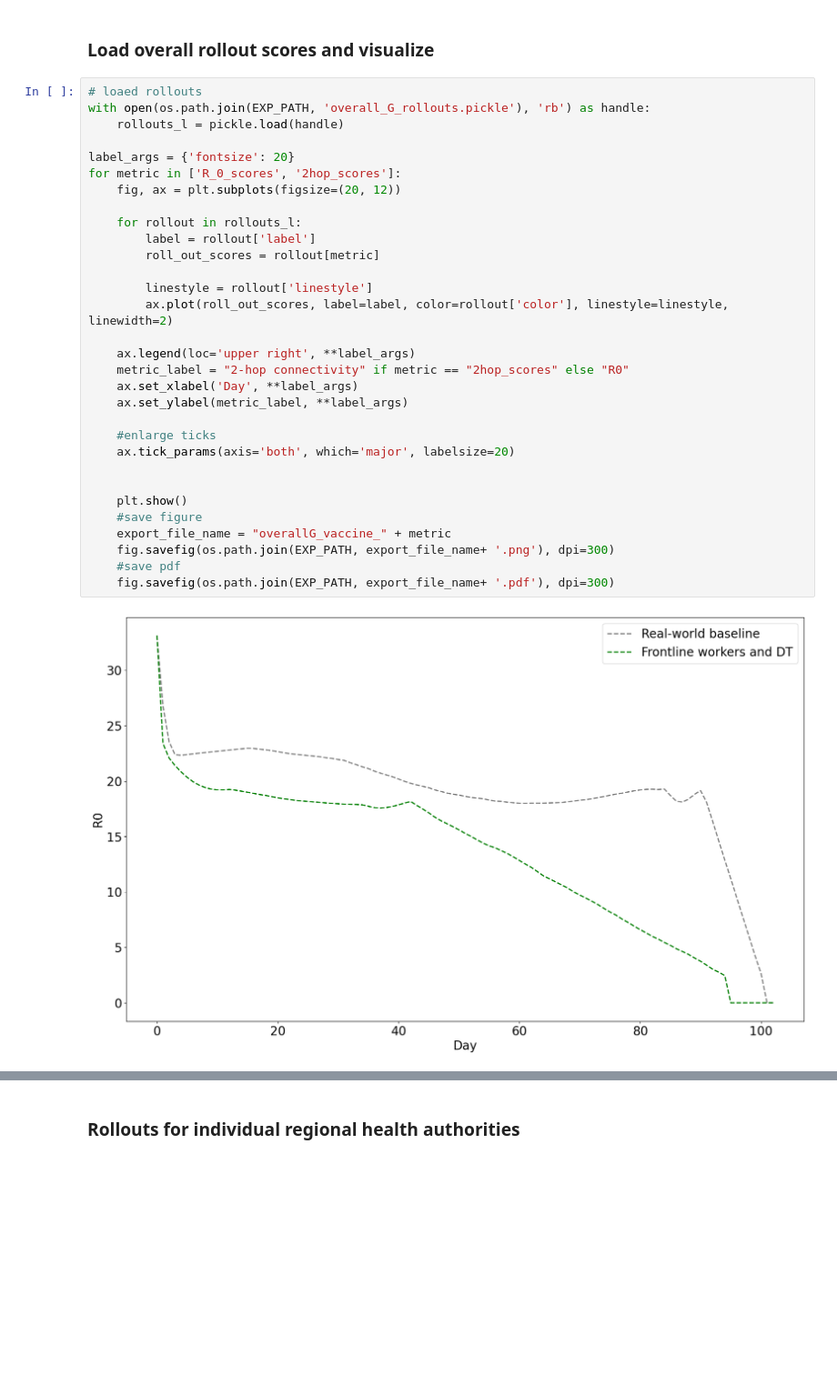
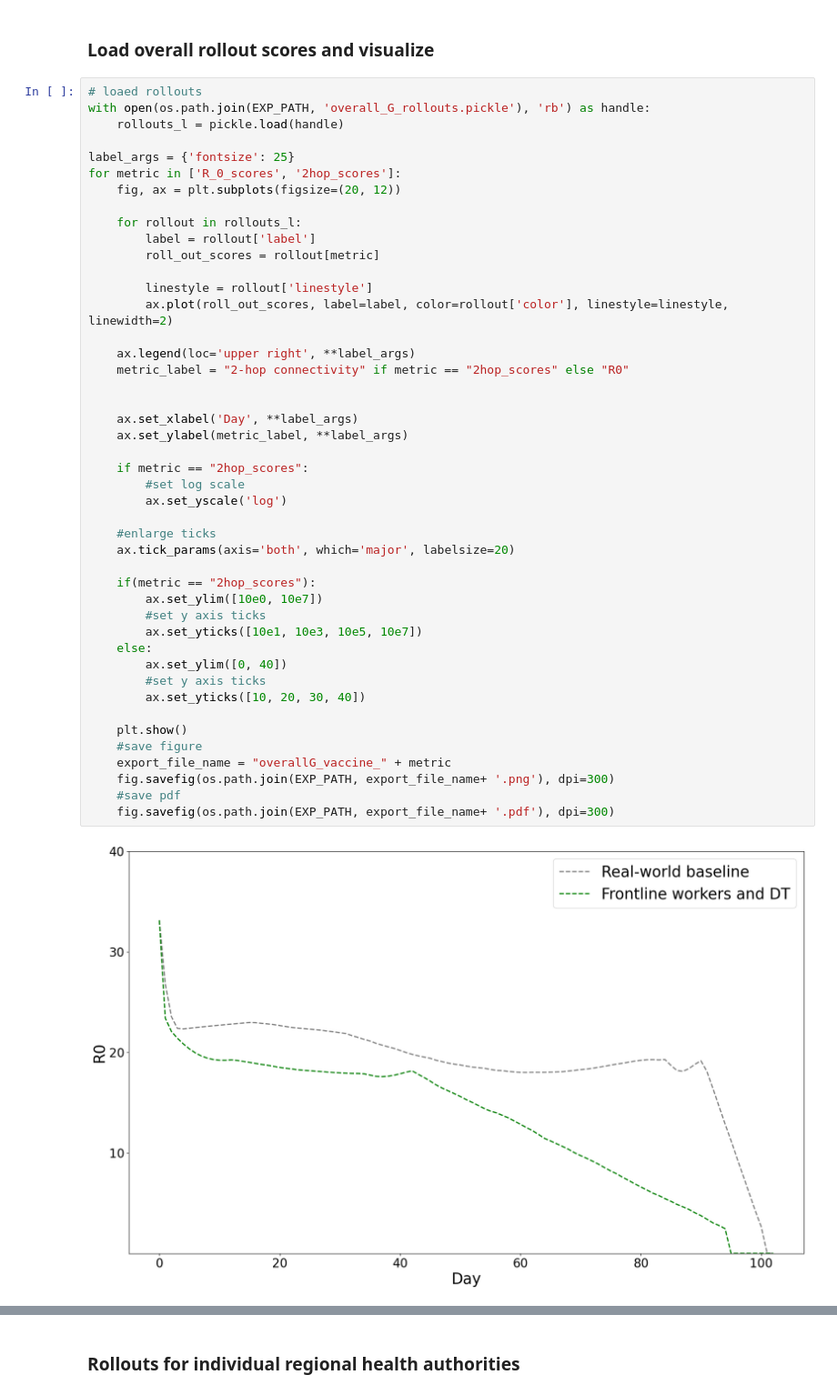
Before and after one commit to faraz2023/optimal-design-of-vaccination-policies, a Jupyter notebook: vaccine_rollouts.ipynb, the cells around one changed output, grey strips where cells are left out. Shown at 91% size. Saved outputs shown, nothing was run; the diff lists cells and outputs as text; blank space fills up the shorter version.

```diff
--- a/vaccine_rollouts.ipynb
+++ b/vaccine_rollouts.ipynb
@@ -612,32 +635,46 @@ with open(os.path.join(EXP_PATH, 'overall_G_rollouts.pickle'), 'wb') as handle:
 # loaed rollouts
 with open(os.path.join(EXP_PATH, 'overall_G_rollouts.pickle'), 'rb') as handle:
     rollouts_l = pickle.load(handle)
 
-label_args = {'fontsize': 20}
+label_args = {'fontsize': 25}
 for metric in ['R_0_scores', '2hop_scores']:
     fig, ax = plt.subplots(figsize=(20, 12))
 
     for rollout in rollouts_l:
         label = rollout['label']
         roll_out_scores = rollout[metric]
 
         linestyle = rollout['linestyle']
         ax.plot(roll_out_scores, label=label, color=rollout['color'], linestyle=linestyle, linewidth=2)
 
     ax.legend(loc='upper right', **label_args)
     metric_label = "2-hop connectivity" if metric == "2hop_scores" else "R0"
+
+
     ax.set_xlabel('Day', **label_args)
     ax.set_ylabel(metric_label, **label_args)
+
+    if metric == "2hop_scores":
+        #set log scale
+        ax.set_yscale('log')
 
     #enlarge ticks
     ax.tick_params(axis='both', which='major', labelsize=20)
 
+    if(metric == "2hop_scores"):
+        ax.set_ylim([10e0, 10e7])
+        #set y axis ticks
+        ax.set_yticks([10e1, 10e3, 10e5, 10e7])
+    else:
+        ax.set_ylim([0, 40])
+        #set y axis ticks
+        ax.set_yticks([10, 20, 30, 40])
 
     plt.show()
     #save figure
     export_file_name = "overallG_vaccine_" + metric
     fig.savefig(os.path.join(EXP_PATH, export_file_name+ '.png'), dpi=300)
     #save pdf
     fig.savefig(os.path.join(EXP_PATH, export_file_name+ '.pdf'), dpi=300)
 # %% [output]
-[figure, old version]
+[figure, new version]
```
Also changed, not shown: parts of 3 cells of this notebook.
